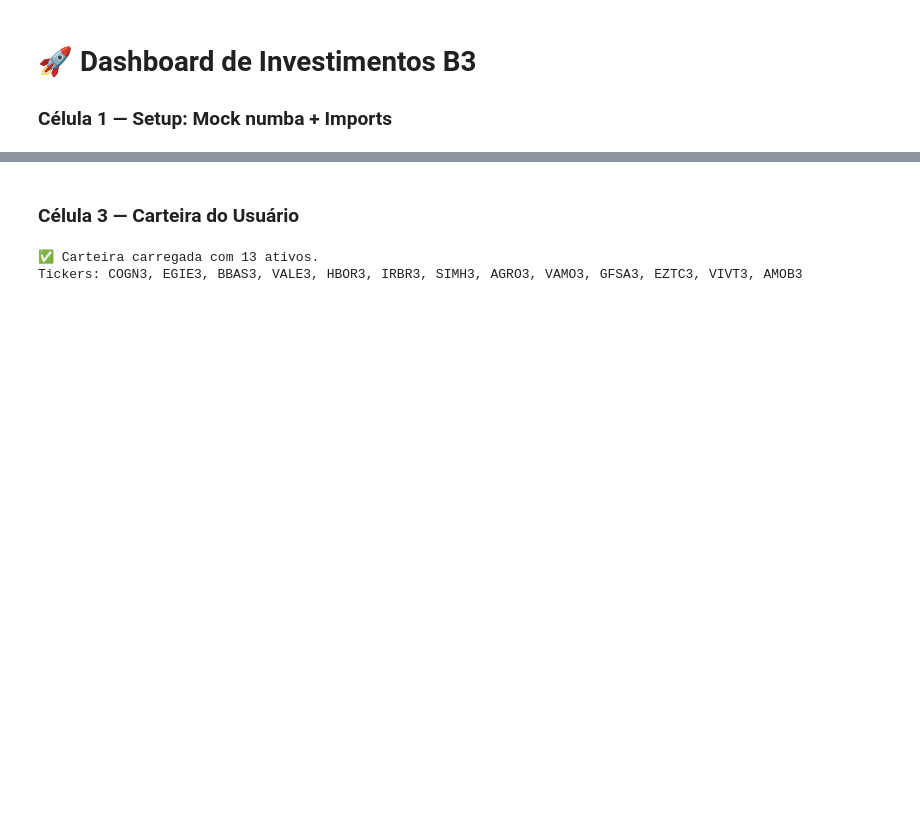
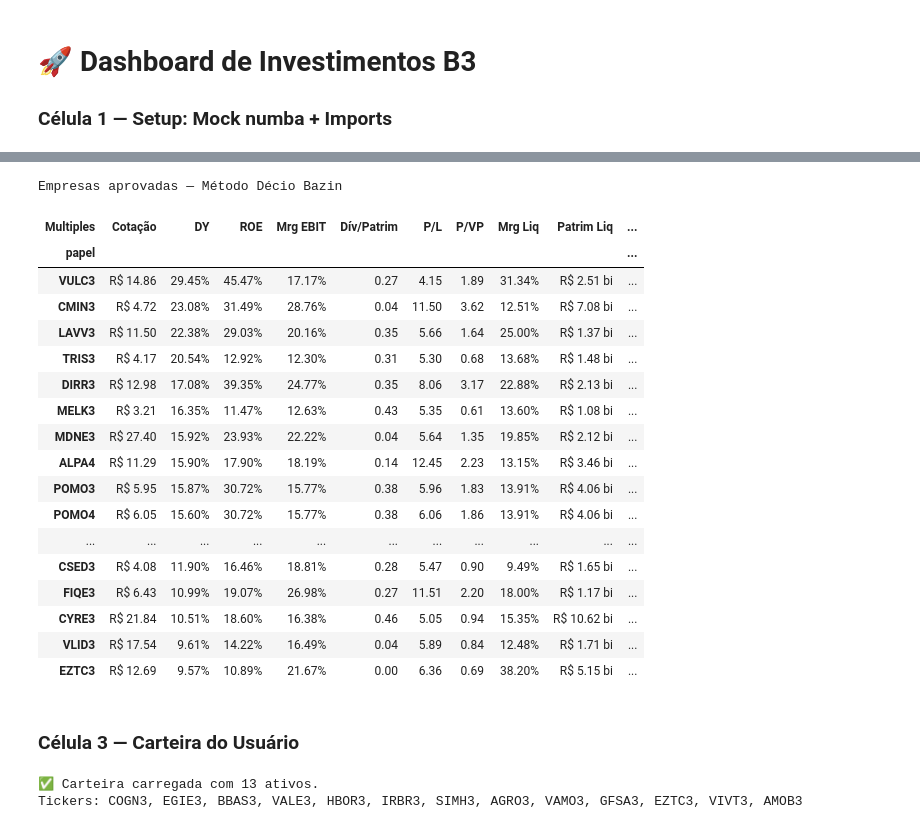
Before and after one commit to viniciusosousa/invest, a Jupyter notebook: sandbox.ipynb, the cells around one changed output, grey strips where cells are left out. Saved outputs shown, nothing was run; the diff lists cells and outputs as text; code cells hidden in the pictures; blank space fills up the shorter version.

Commit message:
Migração do código para o sandbox

```diff
--- a/sandbox.ipynb
+++ b/sandbox.ipynb
@@ -71,0 +151,8 @@ else:
+# %%
+# Pega o nome correto das colunas, testando variações comuns (maiúsculas, minúsculas, sinônimos)
+dy_col          = _col(dados_fund, "dy")
+patrliq_col     = _col(dados_fund, "patrliq")
+roe_col         = _col(dados_fund, "roe")
+l2m_col         = _col(dados_fund, "l2m")
+mrgebit_col     = _col(dados_fund, "mrgebit")
+divbpatr_col    = _col(dados_fund, "divbpatr")
@@ -72,3 +366,74 @@ else:
+# %%
+# Renomeia para exibição
+colunas = colunas_exibir([
+        ("Cotação",    "cotacao"),
+        ("DY",         "dy"),
+        ("ROE",        "roe"),
+        ("Mrg EBIT",   "mrgebit"),
+        ("Dív/Patrim",   "divbpatr"),
+        ("P/L",        "pl"),
+        ("P/VP",       "pvp"),
+        ("Mrg Liq",    "mrgliq"),
+        ("Patrim Liq", "patrliq"),
+        ("Liq. 2 meses", "l2m"),
+    ])
+bazin_df = empresas_bazin[list(colunas.keys())].rename(columns=colunas)
+
+if not bazin_df.empty:
+    # Formatos dinâmicos: só aplica formato se a coluna existir
+    fmt = {}
+    if "Cotação"   in bazin_df.columns: fmt["Cotação"]   = "R$ {:.2f}"
+    if "DY"        in bazin_df.columns: fmt["DY"]        = "{:.2%}"
+    if "ROE"       in bazin_df.columns: fmt["ROE"]       = "{:.2%}"
+    if "Mrg EBIT"  in bazin_df.columns: fmt["Mrg EBIT"]  = "{:.2%}"
+    if "Dív/Patrim" in bazin_df.columns: fmt["Dív/Patrim"] = "{:.2f}"
+    if "P/L"       in bazin_df.columns: fmt["P/L"]       = "{:.2f}"
+    if "P/VP"      in bazin_df.columns: fmt["P/VP"]      = "{:.2f}"
+    if "Mrg Liq"   in ranking_df.columns: fmt["Mrg Liq"]   = "{:.2%}"
+    if "Patrim Liq" in ranking_df.columns:
+        fmt["Patrim Liq"] = lambda x: (
+            f"R$ {x/1_000_000_000:.2f} bi" if x >= 1_000_000_000
+            else f"R$ {x/1_000_000:.2f} mi" if x >= 1_000_000
+            else f"R$ {x:,.0f}"
+        )
+    if "Liq. 2 meses" in ranking_df.columns:
+        fmt["Liq. 2 meses"] = lambda x: (
+            f"{x/1_000_000_000:.2f} bi" if x >= 1_000_000_000
+            else f"{x/1_000_000:.2f} mi" if x >= 1_000_000
+            else f"{x:,.0f}"
+        )
+
+    display(
+        bazin_df.style
+        .format(fmt)
+        .background_gradient(
+            subset=['DY'] if 'DY' in bazin_df.columns else None,
+            cmap='Greens'
+        )
+        .set_caption('Empresas aprovadas — Método Décio Bazin')
+    )
+else:
+    print('⚠️ Nenhuma empresa passou nos critérios do Método Bazin.')
+# %% [output]
+Empresas aprovadas — Método Décio Bazin
+| Multiples | Cotação | DY | ROE | Mrg EBIT | Dív/Patrim | P/L | P/VP | Mrg Liq | Patrim Liq | ... |
+| papel |  |  |  |  |  |  |  |  |  | ... |
+| VULC3 | R$ 14.86 | 29.45% | 45.47% | 17.17% | 0.27 | 4.15 | 1.89 | 31.34% | R$ 2.51 bi | ... |
+| CMIN3 | R$ 4.72 | 23.08% | 31.49% | 28.76% | 0.04 | 11.50 | 3.62 | 12.51% | R$ 7.08 bi | ... |
+| LAVV3 | R$ 11.50 | 22.38% | 29.03% | 20.16% | 0.35 | 5.66 | 1.64 | 25.00% | R$ 1.37 bi | ... |
+| TRIS3 | R$ 4.17 | 20.54% | 12.92% | 12.30% | 0.31 | 5.30 | 0.68 | 13.68% | R$ 1.48 bi | ... |
+| DIRR3 | R$ 12.98 | 17.08% | 39.35% | 24.77% | 0.35 | 8.06 | 3.17 | 22.88% | R$ 2.13 bi | ... |
+| MELK3 | R$ 3.21 | 16.35% | 11.47% | 12.63% | 0.43 | 5.35 | 0.61 | 13.60% | R$ 1.08 bi | ... |
+| MDNE3 | R$ 27.40 | 15.92% | 23.93% | 22.22% | 0.04 | 5.64 | 1.35 | 19.85% | R$ 2.12 bi | ... |
+| ALPA4 | R$ 11.29 | 15.90% | 17.90% | 18.19% | 0.14 | 12.45 | 2.23 | 13.15% | R$ 3.46 bi | ... |
+| POMO3 | R$ 5.95 | 15.87% | 30.72% | 15.77% | 0.38 | 5.96 | 1.83 | 13.91% | R$ 4.06 bi | ... |
+| POMO4 | R$ 6.05 | 15.60% | 30.72% | 15.77% | 0.38 | 6.06 | 1.86 | 13.91% | R$ 4.06 bi | ... |
+| ... | ... | ... | ... | ... | ... | ... | ... | ... | ... | ... |
+| CSED3 | R$ 4.08 | 11.90% | 16.46% | 18.81% | 0.28 | 5.47 | 0.90 | 9.49% | R$ 1.65 bi | ... |
+| FIQE3 | R$ 6.43 | 10.99% | 19.07% | 26.98% | 0.27 | 11.51 | 2.20 | 18.00% | R$ 1.17 bi | ... |
+| CYRE3 | R$ 21.84 | 10.51% | 18.60% | 16.38% | 0.46 | 5.05 | 0.94 | 15.35% | R$ 10.62 bi | ... |
+| VLID3 | R$ 17.54 | 9.61% | 14.22% | 16.49% | 0.04 | 5.89 | 0.84 | 12.48% | R$ 1.71 bi | ... |
+| EZTC3 | R$ 12.69 | 9.57% | 10.89% | 21.67% | 0.00 | 6.36 | 0.69 | 38.20% | R$ 5.15 bi | ... |
 # %% [markdown]
 ### Célula 3 — Carteira do Usuário
 # %%
```
Also changed, not shown: parts of 19 cells of this notebook, 3 other files.
